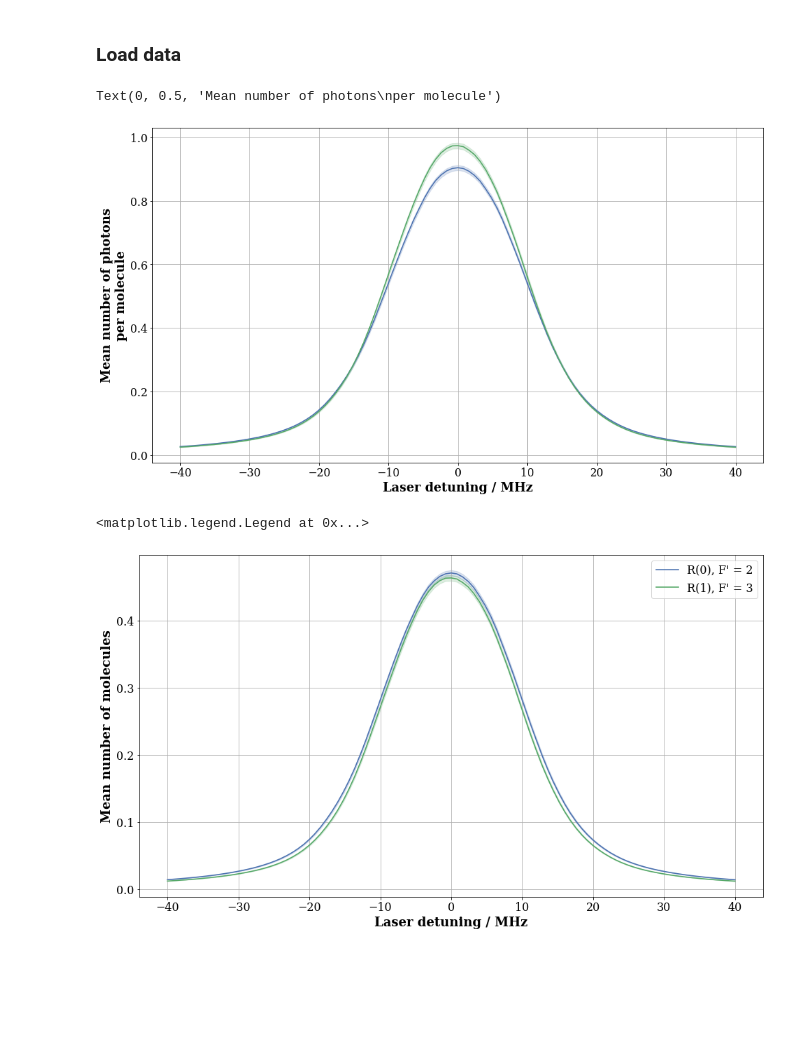
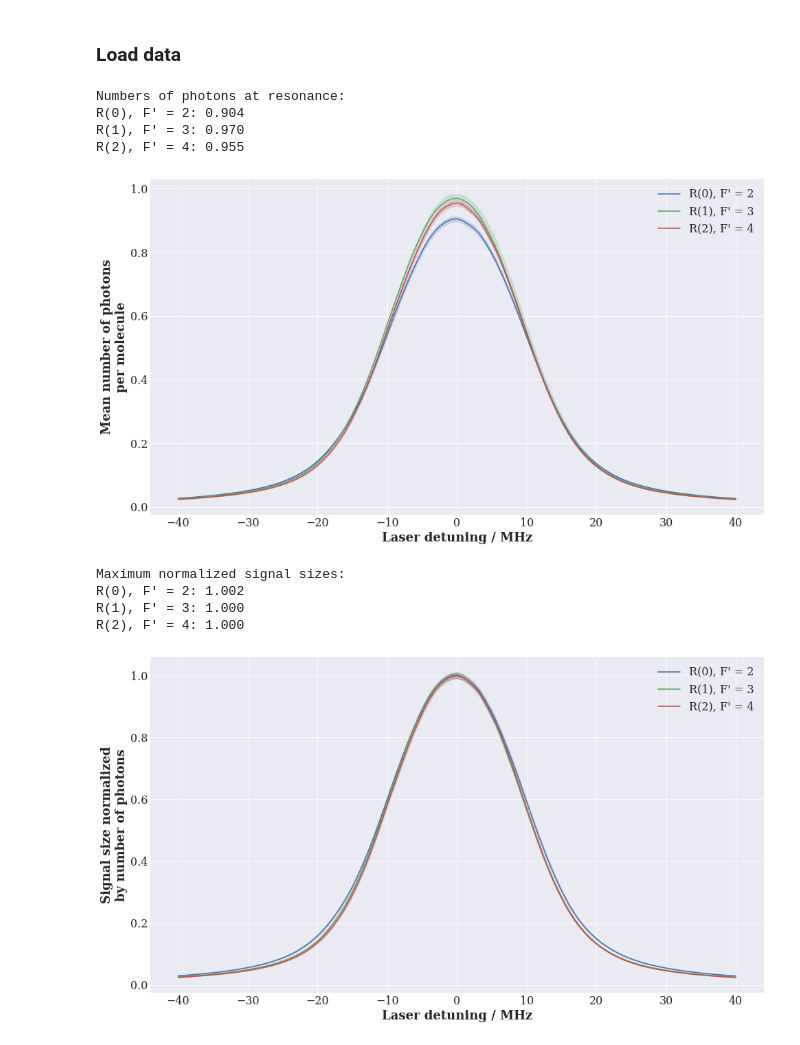
Before and after one commit to yyhshdu1/CeNTREX-TlF, a Jupyter notebook: examples/SPAExpVer/SPA detection post-processing.ipynb, the cells around one changed output. Cells and saved outputs as stored; diff of their text form; code cells hidden in the pictures; blank space fills up the shorter version.

```diff
--- a/examples/SPAExpVer/SPA detection post-processing.ipynb
+++ b/examples/SPAExpVer/SPA detection post-processing.ipynb
@@ -3,11 +3,15 @@
 # %% [markdown]
 ## Import packages
 # %%
+import lmfit
 import matplotlib.pyplot as plt
 import numpy as np
 import pandas as pd
+from scipy.stats import sem
+import seaborn as sns
+from tqdm.notebook import tqdm
 
-plt.style.use(['seaborn-deep', 'notebook'])
+plt.style.use(['seaborn-dark', 'notebook'])
 # %% [markdown]
 ## Signal size and linewidth for different R-branch transitions
 # %% [markdown]
@@ -28,28 +32,53 @@ def load_data(fname: str, n_gamma: int = 1) -> pd.DataFrame:
 
     return df
 # %%
-df_R0F1 = load_data("./saved_data/R(0),F'=2_bs_agg_n=10000_2022-05-19_16-30-33.csv", n_gamma = 1.92)
-df_R1F2 = load_data("./saved_data/R(1),F'=3_bs_agg_n=10000_2022-05-24_12-09-12.csv", n_gamma = 2.1)
+# df_R0F2 = load_data("./saved_data/R(0),_F'=2_bs_agg_n_traj=100_n_bs=100_2022-05-24_18-15-49.csv", n_gamma = 1.92)
+# df_R1F3 = load_data("./saved_data/R(1)_F'=3_bs_agg_n_traj=100_n_bs=100_2022-05-24_20-48-39.csv", n_gamma = 2.1)
+# df_R2F4 = load_data("./saved_data/R(2)_F'=4_bs_agg_n_traj=100_n_bs=100_2022-05-25_00-47-42.csv", n_gamma = 2.13)
+
+df_R0F2 = load_data("./saved_data/R(0),_F'=2_bs_agg_n_traj=100_n_bs=100_2022-05-24_18-15-49.csv", n_gamma = .904)
+df_R1F3 = load_data("./saved_data/R(1)_F'=3_bs_agg_n_traj=100_n_bs=100_2022-05-24_20-48-39.csv", n_gamma = .970)
+df_R2F4 = load_data("./saved_data/R(2)_F'=4_bs_agg_n_traj=100_n_bs=100_2022-05-25_00-47-42.csv", n_gamma = .955)
 # %%
 fig, ax = plt.subplots()
-ax.plot(df_R0F1.detuning_MHz, df_R0F1.n_photons, color = 'C0', label = "R(0), F' = 2")
-ax.fill_between(df_R0F1.detuning_MHz, df_R0F1.n_photons-df_R0F1.n_photons_sem, df_R0F1.n_photons+df_R0F1.n_photons_sem, color = 'C0', alpha = 0.2)
-ax.plot(df_R1F2.detuning_MHz, df_R1F2.n_photons, color = 'C1', label = "R(1), F' = 3")
-ax.fill_between(df_R1F2.detuning_MHz, df_R1F2.n_photons-df_R1F2.n_photons_sem, df_R1F2.n_photons+df_R1F2.n_photons_sem, color = 'C1', alpha = 0.2)
+ax.plot(df_R0F2.detuning_MHz, df_R0F2.n_photons, color = 'C0', label = "R(0), F' = 2")
+ax.fill_between(df_R0F2.detuning_MHz, df_R0F2.n_photons-df_R0F2.n_photons_sem, df_R0F2.n_photons+df_R0F2.n_photons_sem, color = 'C0', alpha = 0.2)
+ax.plot(df_R1F3.detuning_MHz, df_R1F3.n_photons, color = 'C1', label = "R(1), F' = 3")
+ax.fill_between(df_R1F3.detuning_MHz, df_R1F3.n_photons-df_R1F3.n_photons_sem, df_R1F2.n_photons+df_R1F3.n_photons_sem, color = 'C1', alpha = 0.2)
+ax.plot(df_R2F4.detuning_MHz, df_R2F4.n_photons, color = 'C2', label = "R(2), F' = 4")
+ax.fill_between(df_R2F4.detuning_MHz, df_R2F4.n_photons-df_R2F4.n_photons_sem, df_R2F4.n_photons+df_R2F4.n_photons_sem, color = 'C2', alpha = 0.2)
 ax.set_xlabel('Laser detuning / MHz')
 ax.set_ylabel('Mean number of photons\nper molecule')
+ax.legend()
+print("Numbers of photons at resonance:")
+print(f"R(0), F' = 2: {df_R0F1.n_photons.max():.3f}")
+print(f"R(1), F' = 3: {df_R1F3.n_photons.max():.3f}")
+print(f"R(2), F' = 4: {df_R2F4.n_photons.max():.3f}")
 # %% [output]
-Text(0, 0.5, 'Mean number of photons\nper molecule')
+Numbers of photons at resonance:
+R(0), F' = 2: 0.904
+R(1), F' = 3: 0.970
+R(2), F' = 4: 0.955
-[figure, old version]
+[figure, new version]
 # %%
 fig, ax = plt.subplots()
-ax.plot(df_R0F1.detuning_MHz, df_R0F1.norm_signal, color = 'C0', label = "R(0), F' = 2")
-ax.fill_between(df_R0F1.detuning_MHz, df_R0F1.norm_signal-df_R0F1.norm_signal_sem, df_R0F1.norm_signal+df_R0F1.norm_signal_sem, color = 'C0', alpha = 0.2)
-ax.plot(df_R1F2.detuning_MHz, df_R1F2.norm_signal, color = 'C1', label = "R(1), F' = 3")
-ax.fill_between(df_R1F2.detuning_MHz, df_R1F2.norm_signal-df_R1F2.norm_signal_sem, df_R1F2.norm_signal+df_R1F2.norm_signal_sem, color = 'C1', alpha = 0.2)
+ax.plot(df_R0F2.detuning_MHz, df_R0F2.norm_signal, color = 'C0', label = "R(0), F' = 2")
+ax.fill_between(df_R0F2.detuning_MHz, df_R0F2.norm_signal-df_R0F2.norm_signal_sem, df_R0F2.norm_signal+df_R0F2.norm_signal_sem, color = 'C0', alpha = 0.2)
+ax.plot(df_R1F3.detuning_MHz, df_R1F3.norm_signal, color = 'C1', label = "R(1), F' = 3")
+ax.fill_between(df_R1F3.detuning_MHz, df_R1F3.norm_signal-df_R1F3.norm_signal_sem, df_R1F3.norm_signal+df_R1F3.norm_signal_sem, color = 'C1', alpha = 0.2)
+ax.plot(df_R2F4.detuning_MHz, df_R2F4.norm_signal, color = 'C2', label = "R(2), F' = 4")
+ax.fill_between(df_R2F4.detuning_MHz, df_R2F4.norm_signal-df_R2F4.norm_signal_sem, df_R2F4.norm_signal+df_R2F4.norm_signal_sem, color = 'C2', alpha = 0.2)
 ax.set_xlabel('Laser detuning / MHz')
-ax.set_ylabel('Mean number of molecules')
+ax.set_ylabel('Signal size normalized\nby number of photons')
 ax.legend()
+
+print("Maximum normalized signal sizes:")
+print(f"R(0), F' = 2: {df_R0F2.norm_signal.max():.3f}")
+print(f"R(1), F' = 3: {df_R1F3.norm_signal.max():.3f}")
+print(f"R(2), F' = 4: {df_R2F4.norm_signal.max():.3f}")
 # %% [output]
-<matplotlib.legend.Legend at 0x...>
+Maximum normalized signal sizes:
+R(0), F' = 2: 1.002
+R(1), F' = 3: 1.000
+R(2), F' = 4: 1.000
-[figure, old version]
+[figure, new version]
```
Also changed, not shown: parts of 10 cells of this notebook, 5 other files.
